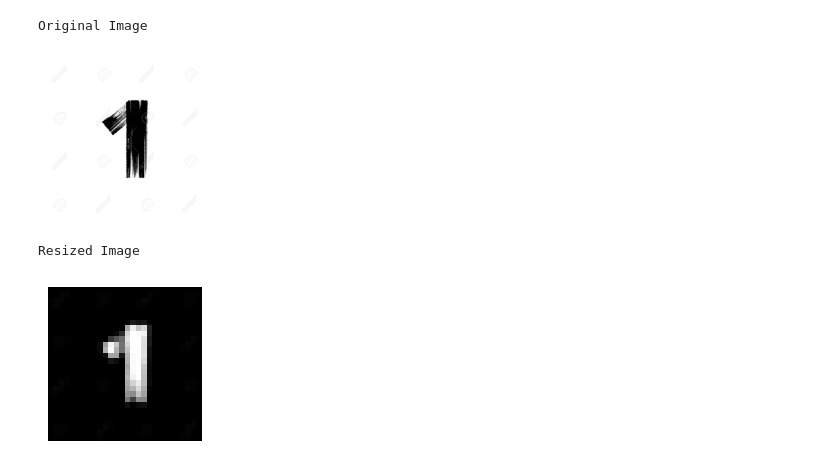
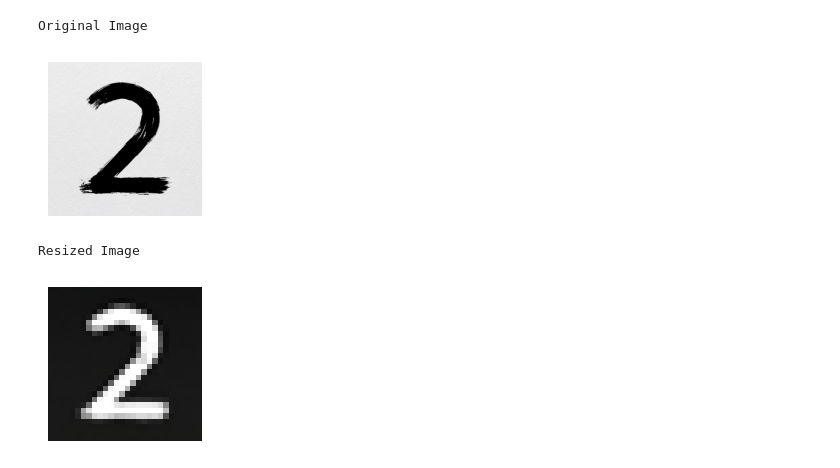
Before and after one commit to Tqkoyaki/DeepDigits, a Jupyter notebook: Testing_Model.ipynb, the cells around one changed output. Drawn from its saved outputs; the diff is of its cells as text; code cells hidden in the pictures.

```diff
--- a/Testing_Model.ipynb
+++ b/Testing_Model.ipynb
@@ -19,29 +42,29 @@ from sklearn.metrics import confusion_matrix, accuracy_score, classification_rep
 # %%
 from PIL import Image
 
 #import image
-im = Image.open('images/DD_oneA.png')
+im = Image.open('images/DD_02A.jpeg')
 im
 #show im in size figure size 2x2
 print("Original Image " )
 plt.figure(figsize=(2,2))
 plt.axis('off')
 plt.imshow(im)
 plt.show()
 
 print("Resized Image " )
 plt.figure(figsize=(2,2))
 plt.axis('off')
 im = im.resize((28,28))
 im = np.array(im)
 im = 255 - im
 plt.imshow(im)
 plt.show()
 # %% [output]
 Original Image
-[figure, old version]
+[figure, new version]
 Resized Image
-[figure, old version]
+[figure, new version]
 # %%
 directory = "images"
 
```
Also changed, not shown: parts of 10 cells of this notebook, 17 other files.
